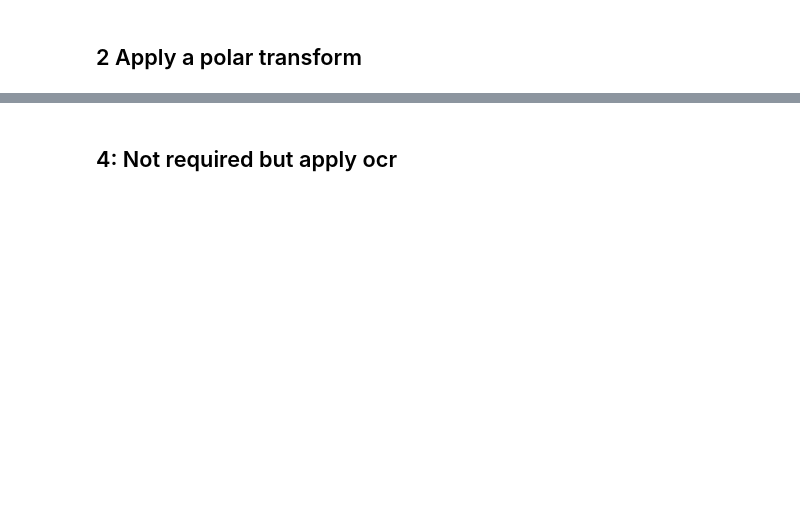
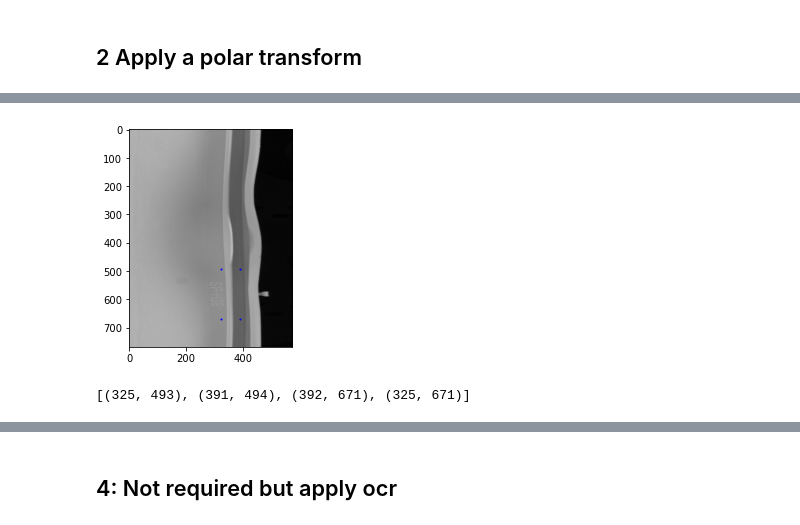
Before and after one commit to taglioIsCoding/CapInspection, a Jupyter notebook: single_cap.ipynb, the cells around one changed output, grey strips where cells are left out. Saved outputs shown, nothing was run; the diff lists cells and outputs as text; code cells hidden in the pictures; blank space fills up the shorter version.

```diff
--- a/single_cap.ipynb
+++ b/single_cap.ipynb
@@ -240,0 +296,39 @@ plt.show()
+# %%
+plt.imshow(polar_image, cmap='gray', vmin=0, vmax=255)
+corners = [top_left, bottom_left, bottom_right, top_right]
+
+dheight, dwidth = polar_image.shape[:2]
+sheight, swidth = image_with_vertical_tab.shape[:2]
+
+center_x = dwidth / 2
+center_y = dheight / 2
+
+coords = []
+
+for i, (x, y) in enumerate(corners):
+    mag, angle = cv2.cartToPolar(np.asarray(x, dtype="float32"), np.asarray(y, dtype="float32"), angleInDegrees=False)
+
+     # Calculate position in warped image (relative to its center)
+    x_warped = int(center_x + mag * np.cos(angle))
+    y_warped = int(center_y + mag * np.sin(angle))
+
+    coords.append((x_warped, y_warped))
+
+## Shifting position by their respective distances
+l_x = np.abs(coords[0][0] - coords[1][0])
+l_y = np.abs(coords[1][1] - coords[2][1])
+shifted_coords = []
+
+for i, (x, y) in enumerate(coords):
+
+    x = x - l_x
+    y = y - l_y
+
+    shifted_coords.append((x, y))
+    plt.plot(x, y, "ob", markersize=1)
+
+plt.show()
+print(shifted_coords)
+# %% [output]
+[figure, added]
+[(325, 493), (391, 494), (392, 671), (325, 671)]
```
Also changed, not shown: parts of 15 cells of this notebook.
